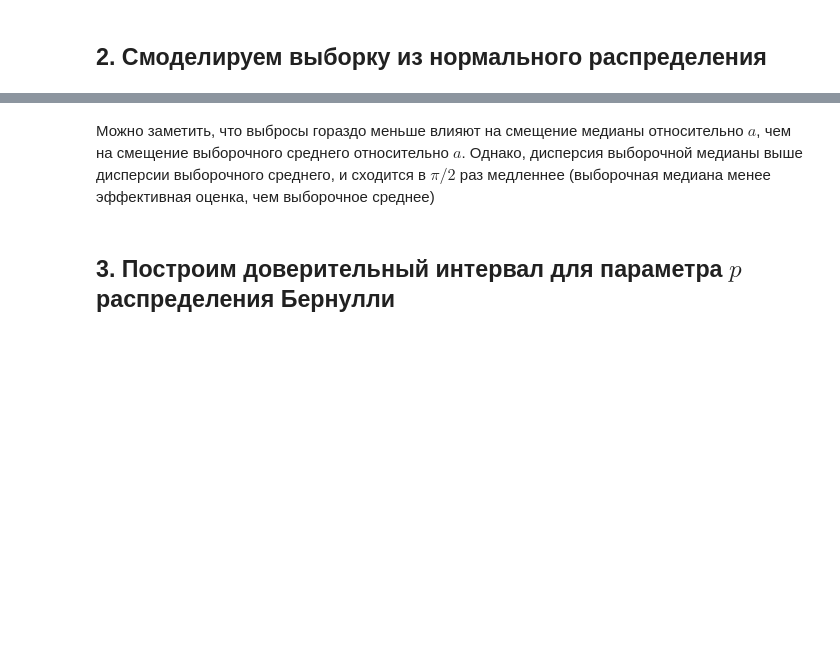
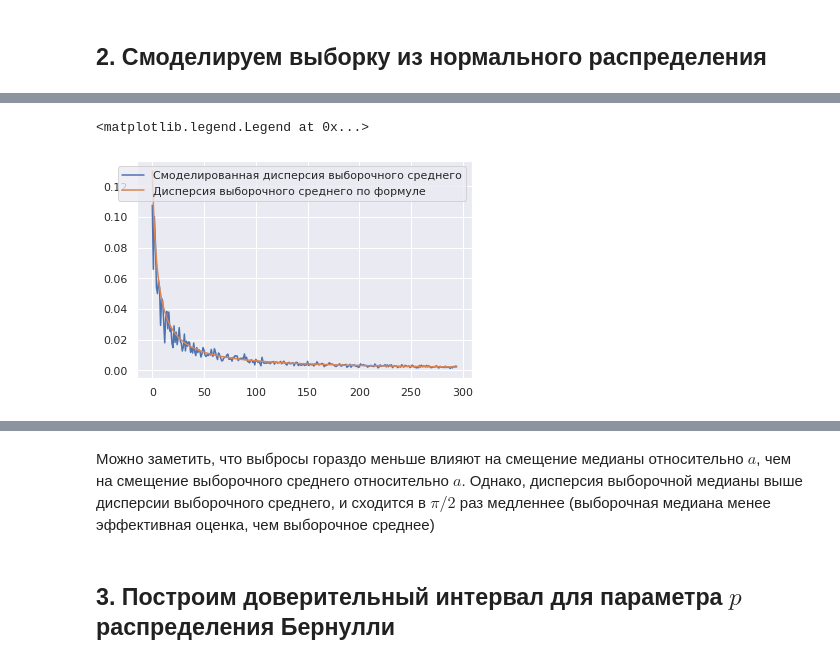
Before and after one commit to vkpankov/BioInfML, a Jupyter notebook: Statistics/var7_exps.ipynb, the cells around one changed output, grey strips where cells are left out. Saved outputs shown, nothing was run; the diff lists cells and outputs as text; code cells hidden in the pictures; blank space fills up the shorter version.

```diff
--- a/Statistics/var7_exps.ipynb
+++ b/Statistics/var7_exps.ipynb
@@ -122,0 +178,7 @@ print(f"Дисперсия выборочной медианы: {np.std(medians)
+# %%
+plt.plot(mean_vars)
+plt.plot(convOrder)
+plt.legend(["Смоделированная дисперсия выборочного среднего", "Дисперсия выборочного среднего по формуле"])
+# %% [output]
+<matplotlib.legend.Legend at 0x...>
+[figure, added]
```
Also changed, not shown: parts of 17 cells of this notebook.
